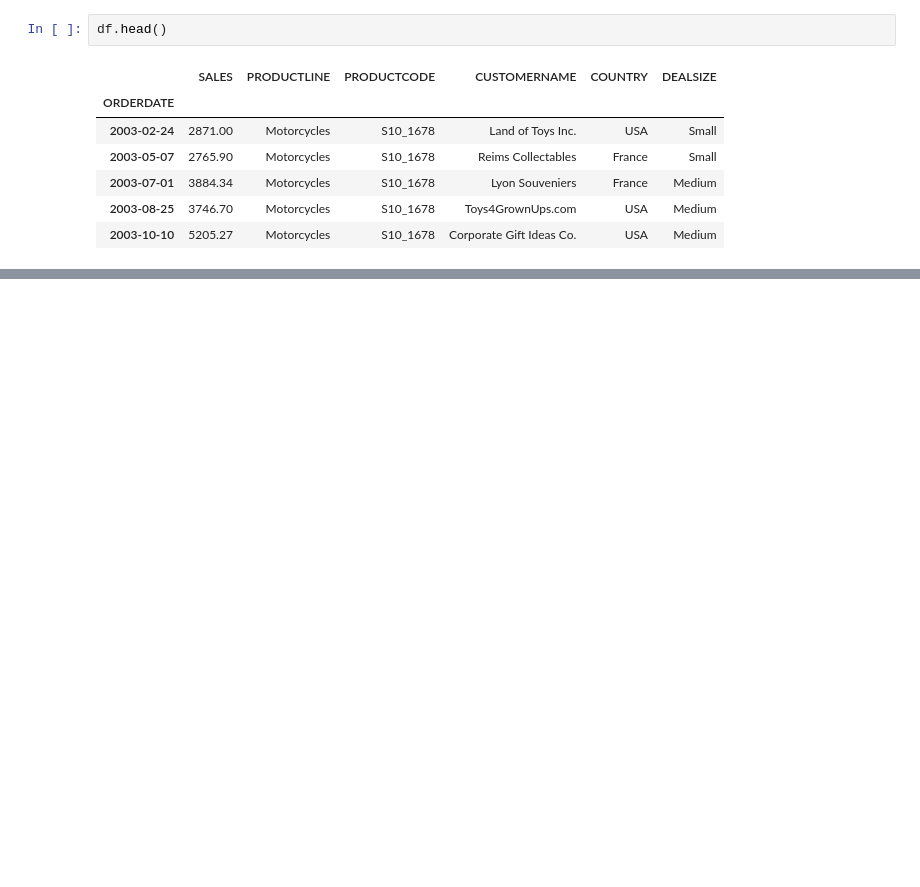
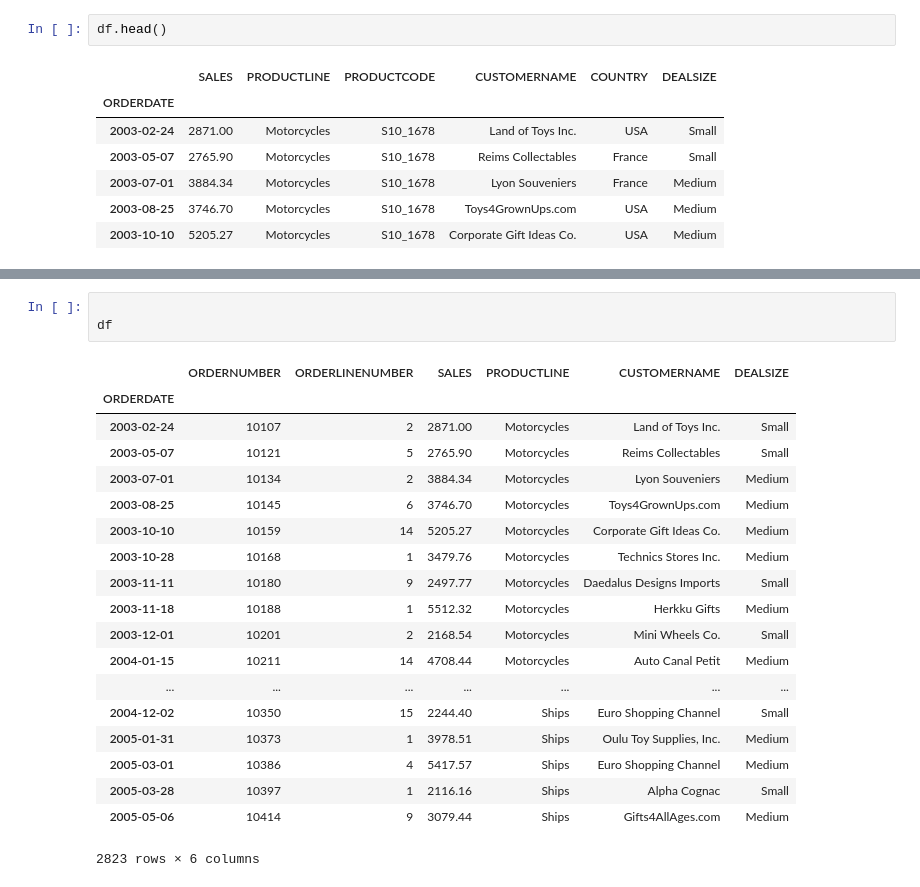
Before and after one commit to diwanshib/Crusaders, a Jupyter notebook: Cru_sov.ipynb, the cells around one changed output, grey strips where cells are left out. Saved outputs shown, nothing was run; the diff lists cells and outputs as text; blank space fills up the shorter version.

```diff
--- a/Cru_sov.ipynb
+++ b/Cru_sov.ipynb
@@ -649,0 +765,23 @@ df.head()
+# %%
+
+df
+# %% [output]
+|  | ORDERNUMBER | ORDERLINENUMBER | SALES | PRODUCTLINE | CUSTOMERNAME | DEALSIZE |
+| ORDERDATE |  |  |  |  |  |  |
+| 2003-02-24 | 10107 | 2 | 2871.00 | Motorcycles | Land of Toys Inc. | Small |
+| 2003-05-07 | 10121 | 5 | 2765.90 | Motorcycles | Reims Collectables | Small |
+| 2003-07-01 | 10134 | 2 | 3884.34 | Motorcycles | Lyon Souveniers | Medium |
+| 2003-08-25 | 10145 | 6 | 3746.70 | Motorcycles | Toys4GrownUps.com | Medium |
+| 2003-10-10 | 10159 | 14 | 5205.27 | Motorcycles | Corporate Gift Ideas Co. | Medium |
+| 2003-10-28 | 10168 | 1 | 3479.76 | Motorcycles | Technics Stores Inc. | Medium |
+| 2003-11-11 | 10180 | 9 | 2497.77 | Motorcycles | Daedalus Designs Imports | Small |
+| 2003-11-18 | 10188 | 1 | 5512.32 | Motorcycles | Herkku Gifts | Medium |
+| 2003-12-01 | 10201 | 2 | 2168.54 | Motorcycles | Mini Wheels Co. | Small |
+| 2004-01-15 | 10211 | 14 | 4708.44 | Motorcycles | Auto Canal Petit | Medium |
+| ... | ... | ... | ... | ... | ... | ... |
+| 2004-12-02 | 10350 | 15 | 2244.40 | Ships | Euro Shopping Channel | Small |
+| 2005-01-31 | 10373 | 1 | 3978.51 | Ships | Oulu Toy Supplies, Inc. | Medium |
+| 2005-03-01 | 10386 | 4 | 5417.57 | Ships | Euro Shopping Channel | Medium |
+| 2005-03-28 | 10397 | 1 | 2116.16 | Ships | Alpha Cognac | Small |
+| 2005-05-06 | 10414 | 9 | 3079.44 | Ships | Gifts4AllAges.com | Medium |
+2823 rows × 6 columns
```
Also changed, not shown: parts of 11 cells of this notebook.
